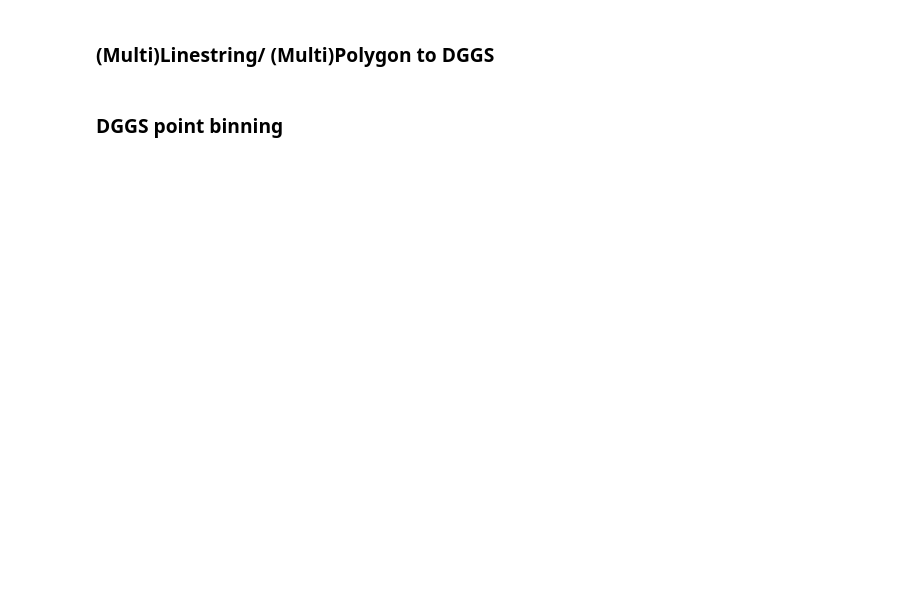
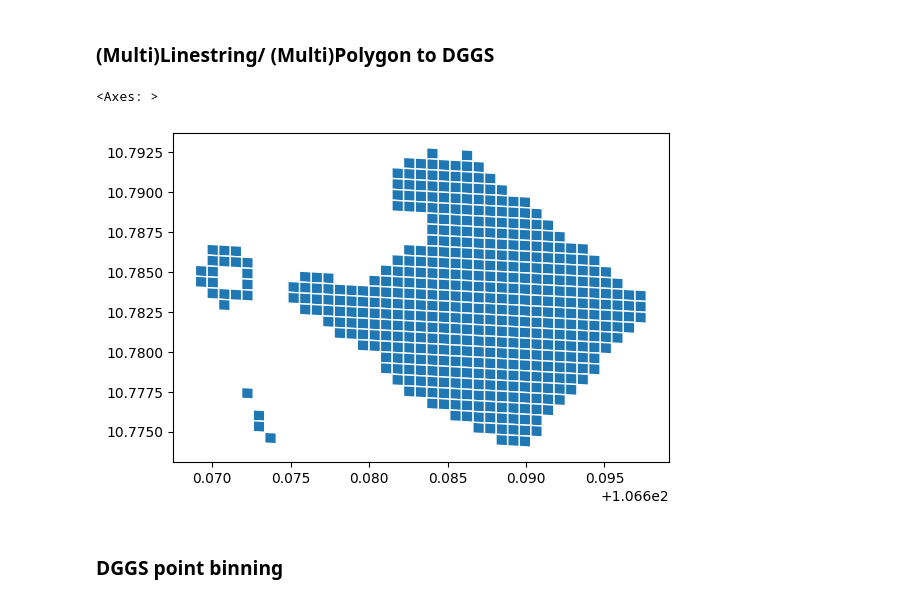
Before and after one commit to opengeoshub/vgridpandas, a Jupyter notebook: docs/notebooks/00_intro.ipynb, the cells around one changed output. Drawn from its saved outputs; the diff is of its cells as text; code cells hidden in the pictures; blank space fills up the shorter version.

```diff
--- a/docs/notebooks/00_intro.ipynb
+++ b/docs/notebooks/00_intro.ipynb
@@ -31,13 +41,16 @@ df
 # %%
 from shapely.geometry import box
 from vgridpandas import s2pandas
 import geopandas as gpd
 
 gdf = gpd.read_file('https://raw.githubusercontent.com/opengeoshub/vopendata/refs/heads/main/shape/polygon.geojson')
-resolution = 18
+resolution = 17
 gdf_polyfill = gdf.s2.polyfill(resolution, predicate = "largest_overlap", explode = False)
-gdf_polyfill = gdf_polyfill.s2.s22geo(s2_column = "s2_polyfill")
-gdf_polyfill.plot()
+gdf_polyfill = gdf_polyfill.s2.s22geo(s2_column = "s2")
+gdf_polyfill.plot(edgecolor = "white")
+# %% [output]
+<Axes: >
+[figure, added]
 # %% [markdown]
 ### DGGS point binning
 # %%
```
Also changed, not shown: parts of 3 cells of this notebook, 50 other files.
